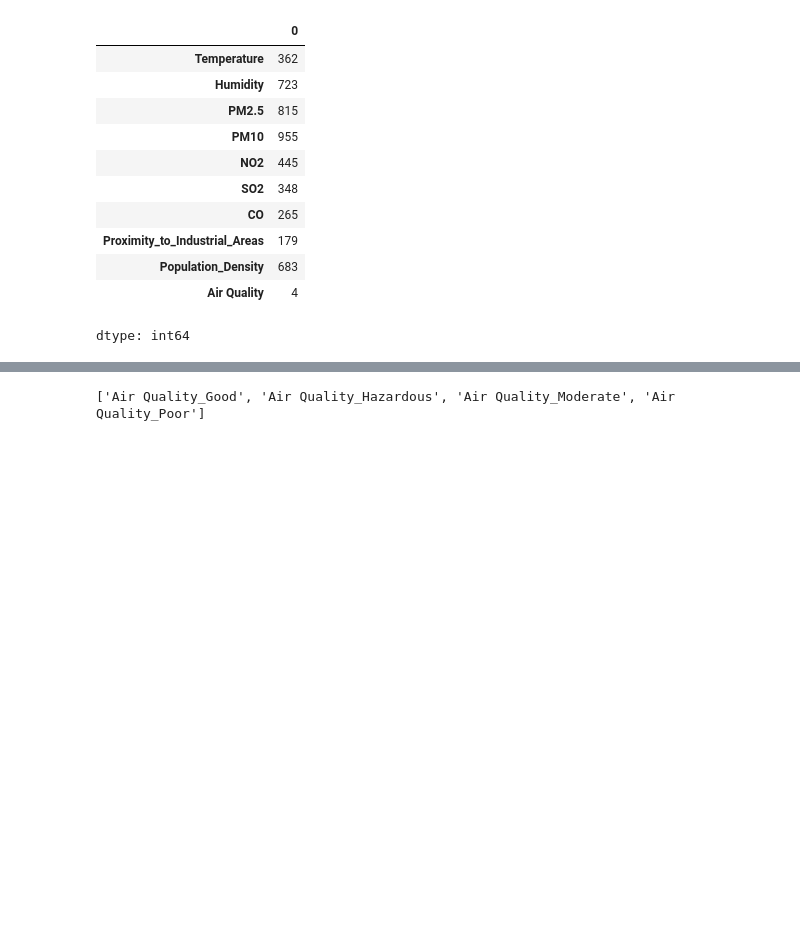
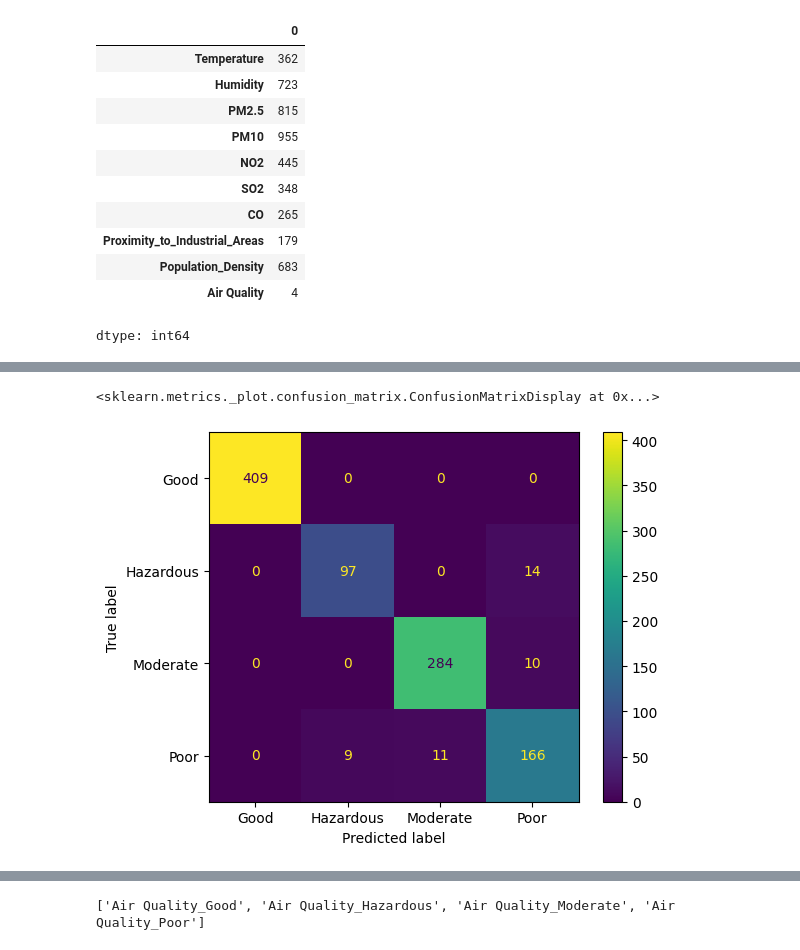
Before and after one commit to ruudtje21/html-portofolio, a Jupyter notebook: Penilaian_Kualitas_Udara_dan_Polusi.ipynb, the cells around one changed output, grey strips where cells are left out. Drawn from its saved outputs; the diff is of its cells as text; code cells hidden in the pictures; blank space fills up the shorter version.

```diff
--- a/Penilaian_Kualitas_Udara_dan_Polusi.ipynb
+++ b/Penilaian_Kualitas_Udara_dan_Polusi.ipynb
@@ -158,0 +239,20 @@ dtype: int64
+# %%
+# Import the RandomForestClassifier estimator class
+from sklearn.ensemble import RandomForestClassifier
+
+# Setup random seed
+np.random.seed(42)
+
+# Make the data
+X = airquality_df.drop('Air Quality', axis=1)
+y = airquality_df['Air Quality']
+
+# Split the data
+X_train, X_test, y_train, y_test = train_test_split(X, y, test_size=0.2)
+
+# Instantiate the RandomForestClassifier model
+clf = RandomForestClassifier()
+clf.fit(X_train, y_train)
+
+# Check the accuracy
+clf.score(X_test, y_test)
@@ -158,0 +386,6 @@ dtype: int64
+# %%
+from sklearn.metrics import ConfusionMatrixDisplay
+ConfusionMatrixDisplay.from_estimator(clf, X_test, y_test)
+# %% [output]
+<sklearn.metrics._plot.confusion_matrix.ConfusionMatrixDisplay at 0x...>
+[figure, added]
```
Also changed, not shown: parts of 28 cells of this notebook.
